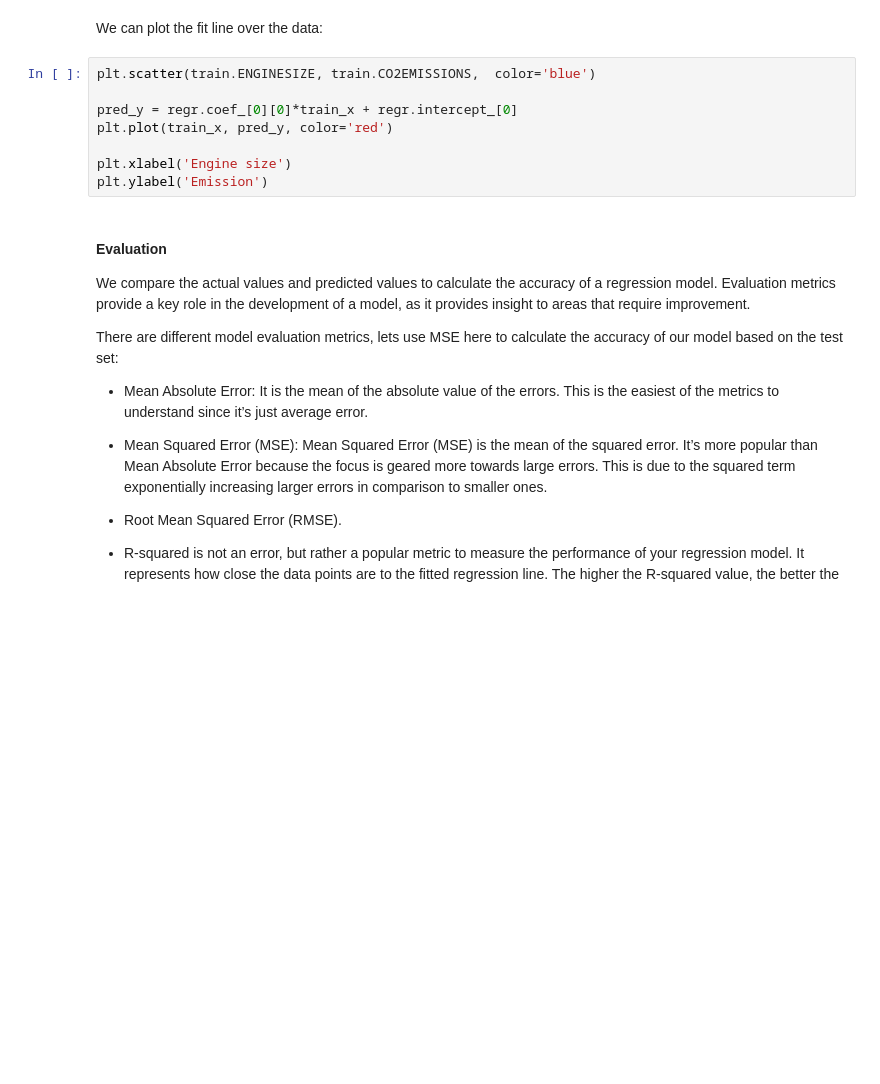
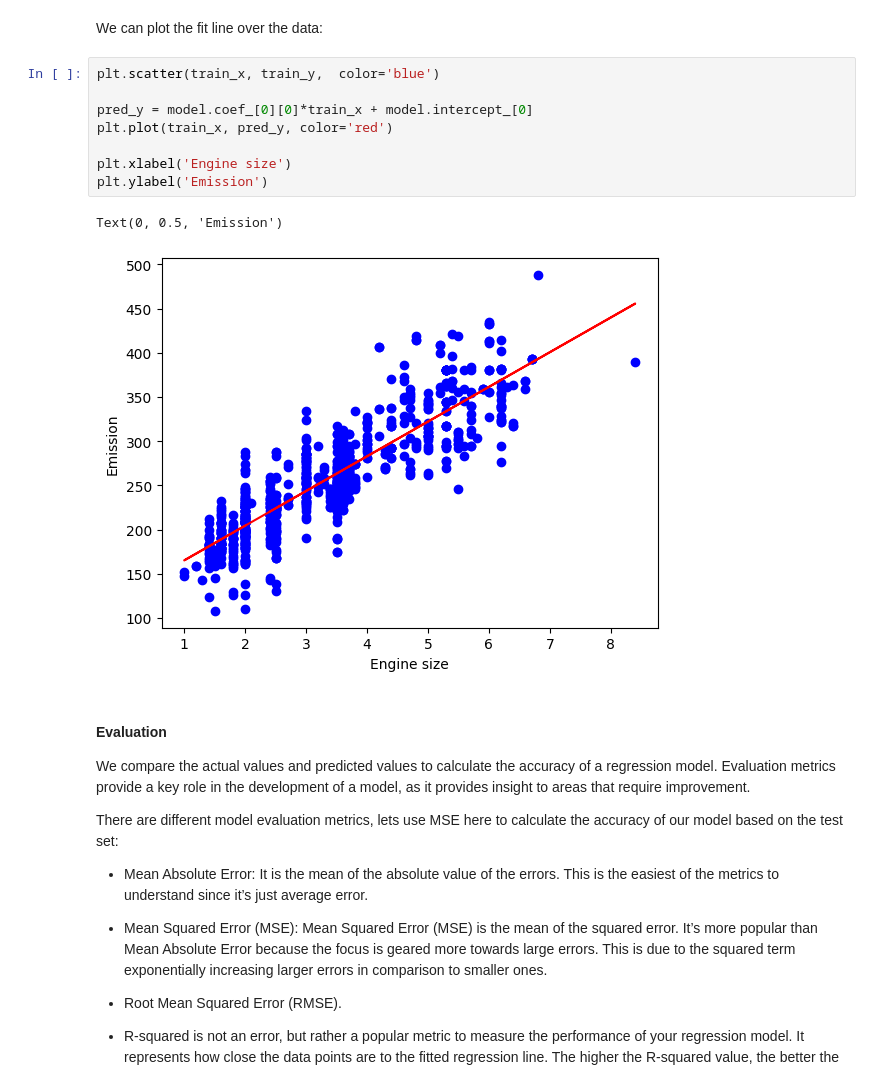
Before and after one commit to epsilonxe/RMUTT_09114339, a Jupyter notebook: materials/workshop_06/1_workshop_regression/01_simple_linear_regression.ipynb, the cells around one changed output. Saved outputs shown, nothing was run; the diff lists cells and outputs as text; blank space fills up the shorter version.

```diff
--- a/materials/workshop_06/1_workshop_regression/01_simple_linear_regression.ipynb
+++ b/materials/workshop_06/1_workshop_regression/01_simple_linear_regression.ipynb
@@ -127,13 +166,16 @@ Notice that all of the data must be available to traverse and calculate the para
 # %% [markdown]
 We can plot the fit line over the data:
 # %%
-plt.scatter(train.ENGINESIZE, train.CO2EMISSIONS,  color='blue')
+plt.scatter(train_x, train_y,  color='blue')
 
-pred_y = regr.coef_[0][0]*train_x + regr.intercept_[0]
+pred_y = model.coef_[0][0]*train_x + model.intercept_[0]
 plt.plot(train_x, pred_y, color='red')
 
 plt.xlabel('Engine size')
 plt.ylabel('Emission')
+# %% [output]
+Text(0, 0.5, 'Emission')
+[figure, added]
 # %% [markdown]
 #### Evaluation
 We compare the actual values and predicted values to calculate the accuracy of a regression model. Evaluation metrics provide a key role in the development of a model, as it provides insight to areas that require improvement.
```
Also changed, not shown: parts of 9 cells of this notebook, 18 other files.
